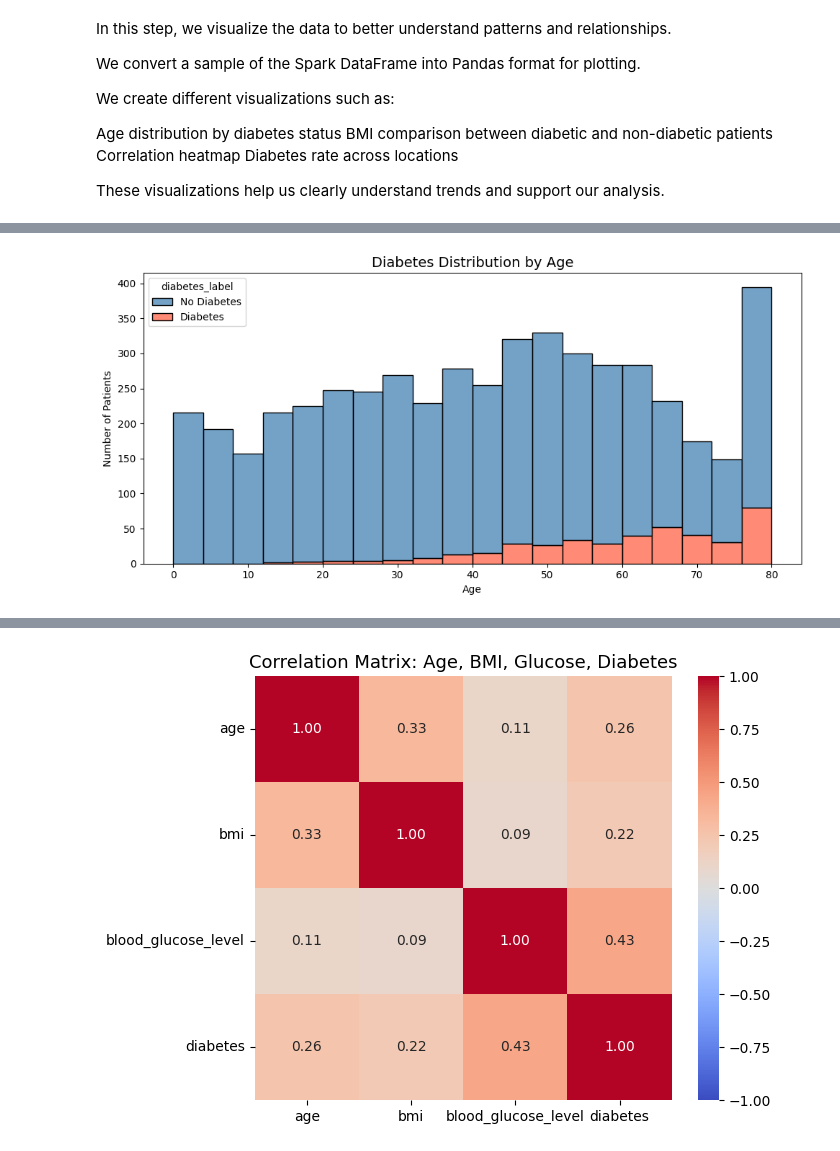
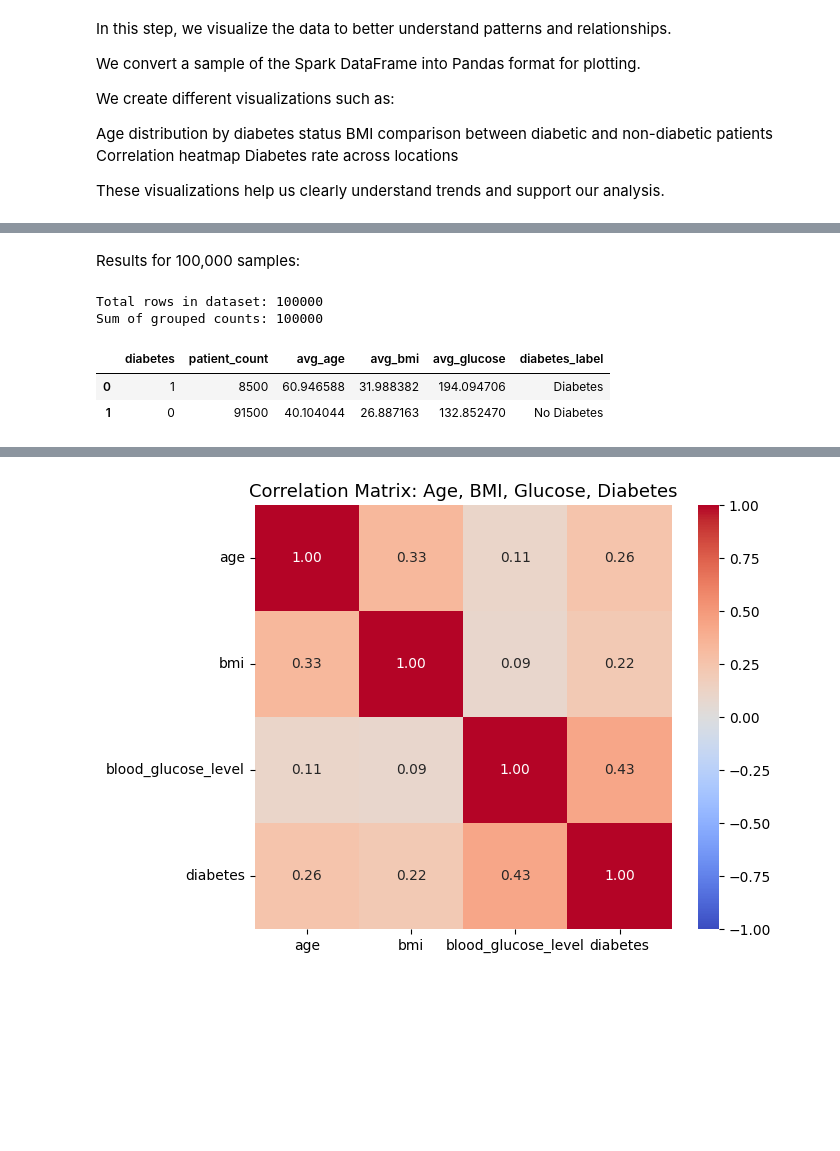
Before and after one commit to entakuyt/Diabetes-Big-Data-Pipeline, a Jupyter notebook: Project_Fixed.ipynb, the cells around one changed output, grey strips where cells are left out. Drawn from its saved outputs; the diff is of its cells as text; code cells hidden in the pictures; blank space fills up the shorter version.

```diff
--- a/Project_Fixed.ipynb
+++ b/Project_Fixed.ipynb
@@ -517,20 +521,34 @@ Pandas DataFrame shape: (5000, 5)
-# %%
-import matplotlib.pyplot as plt
-import seaborn as sns
-# Plot 1: Age distribution by diabetes status
-plt.figure(figsize=(10, 5))
-sns.histplot(
-    data=pdf,
-    x="age",
-    hue="diabetes_label",
-    multiple="stack",
-    bins=20,
-    palette={"No Diabetes": "steelblue", "Diabetes": "tomato"}
-)
-plt.title("Diabetes Distribution by Age", fontsize=14)
-plt.xlabel("Age")
-plt.ylabel("Number of Patients")
-plt.tight_layout()
-plt.show()
-# %% [output]
-[figure, removed]
+# %% [markdown]
+Results for 100,000 samples:
+# %%
+# Aggregation by diabetes
+result_df = df_clean.groupBy("diabetes").agg(
+    F.count("*").alias("patient_count"),
+    F.avg("age").alias("avg_age"),
+    F.avg("bmi").alias("avg_bmi"),
+    F.avg("blood_glucose_level").alias("avg_glucose")
+)
+
+# Get total row count (FULL dataset)
+total_count = df_clean.count()
+
+# Convert to Pandas
+pdf = result_df.toPandas()
+
+# Add readable label
+pdf["diabetes_label"] = pdf["diabetes"].map({
+    0: "No Diabetes",
+    1: "Diabetes"
+})
+
+# Verify total
+print(f"Total rows in dataset: {total_count}")
+print(f"Sum of grouped counts: {pdf['patient_count'].sum()}")
+
+pdf.head()
+# %% [output]
+Total rows in dataset: 100000
+Sum of grouped counts: 100000
+|  | diabetes | patient_count | avg_age | avg_bmi | avg_glucose | diabetes_label |
+| 0 | 1 | 8500 | 60.946588 | 31.988382 | 194.094706 | Diabetes |
+| 1 | 0 | 91500 | 40.104044 | 26.887163 | 132.852470 | No Diabetes |
```
Also changed, not shown: parts of 12 cells of this notebook.
